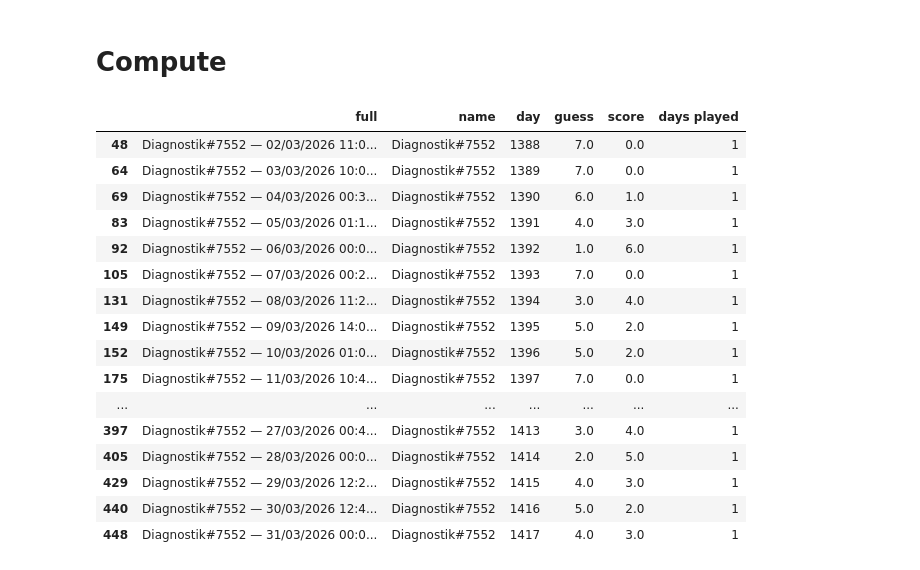
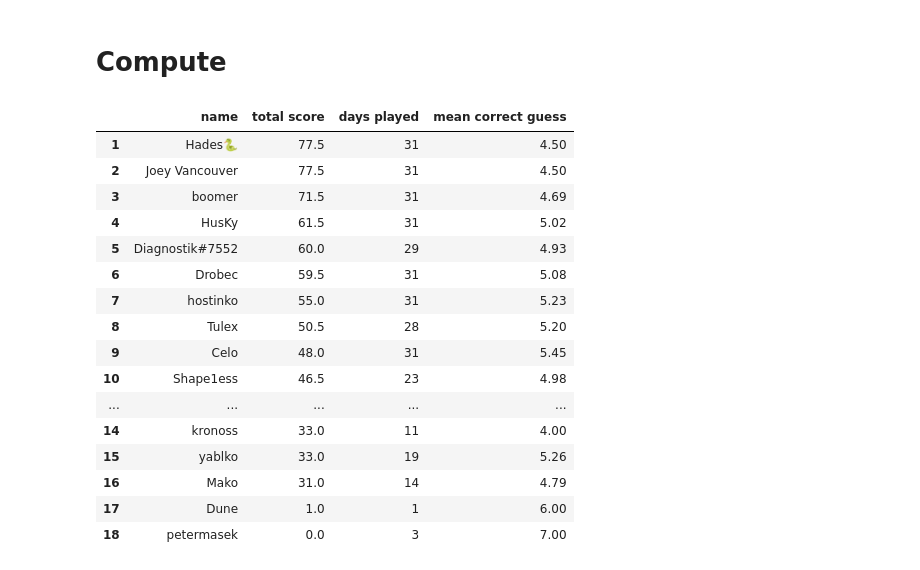
Before and after one commit to pavlikp/Arcade-Watch-Discord-Guess-the-Game-Awards, a Jupyter notebook: QuickGTG.ipynb, the cells around one changed output. Cells and saved outputs as stored; diff of their text form; code cells hidden in the pictures.

```diff
--- a/QuickGTG.ipynb
+++ b/QuickGTG.ipynb
@@ -62,48 +62,74 @@ fulltext = '\n'.join([f01])
 
 # specify beggining and end
 from_day = 1387
 to_day = 1417
 
 fulltext = fulltext.replace("\n\n —", " —") # fix for new Discord badges
 
 
 pasted = re.findall(r".* — [^#—]+#GuessTheGame #[0-9]*\n\n🎮(?:\s*[🟥🟨🟩⬜]){6}|#GuessTheGame #[0-9]*\n\n🎮(?:\s*[🟥🟨🟩⬜]){6}", fulltext)
 pasted_all = re.findall(r"#GuessTheGame #[0-9]*\n\n🎮(?:\s*[🟥🟨🟩⬜]){6}", fulltext)
 
 df = pd.DataFrame(pasted, columns=['full'])
-df['name'] = df['full'].apply(lambda x: x.split(" — ")[0].strip() if "—" in x else None)
+df['name'] = df['full'].apply(lambda x: x.split(" — ")[0].strip()  if "—" in x else None)
 
 df['day'] = df['full'].apply(lambda x: re.findall(r"#[0-9]+", x.split(" — ")[1].strip() if "—" in x else x)[0][1:])
 df['day'] = df['day'].astype(int)
 
 #df['guess'] = df['full'].apply(lambda x: re.findall("[🟥🟨🟩⬜]", x).index("🟩") if "🟩" in re.findall("[🟥🟨🟩⬜]", x) else np.nan)
 df['guess'] = df['full'].apply(lambda x: re.findall(r"[🟥🟨🟩⬜]", x).index("🟩") if "🟩" in re.findall(r"[🟥🟨🟩⬜]", x) else 5.5 if "🟨" in re.findall(r"[🟥🟨🟩⬜]", x) else np.nan)
 
 df['score'] = ((df['guess']) * -1) + 6
 df.loc[np.isnan(df['score']), 'score'] = 0
 
 df['days played'] = 1
 
 df['guess'] = df['guess'] + 1
 
 df.loc[np.isnan(df['guess']), 'guess'] = 7
 
 df = df.ffill()
+
+df = df[(df.day >= from_day) & (df.day <= to_day)]
+
+# TODO: assert there are no duplicates
+
+difficulty_index = df.groupby(['day']).agg({'score':'sum'}).sort_values(by='score')
+difficulty_index = difficulty_index.rename(columns={"score": "day_difficulty"})
+difficulty_index_copy = difficulty_index.copy()
+difficulty_index_copy.loc[difficulty_index_copy["day_difficulty"] == 0, "day_difficulty"] = 1.0
+
+df = df.join(difficulty_index_copy, on='day')
+
+df['AW hipster score'] = (df['score'] / df['day_difficulty'] * 100).astype(int)
+
+df = df.join(new_games_df, on='day')
+
+df['decade'] = df['release_year'].apply(lambda x: x // 10 * 10)
+
+df_final = df.groupby(['name']).agg({'score':'sum', 'days played':'sum', 'guess':'mean'}).sort_values(by=['score', 'name'], ascending=[False, True])
+df_final['guess'] = df_final['guess'].round(2)
+df_final = df_final.rename(columns={"guess": "mean correct guess", "score": "total score"})
+#df_final['median correct guess'] = df.groupby(['name']).agg({'guess':'median'}).astype(int)
+df_final["total score"] = df_final["total score"]
+df_final = df_final.reset_index()
+df_final.index += 1
+df_final
 # %% [output]
-|  | full | name | day | guess | score | days played |
-| 48 | Diagnostik#7552 — 02/03/2026 11:0... | Diagnostik#7552 | 1388 | 7.0 | 0.0 | 1 |
-| 64 | Diagnostik#7552 — 03/03/2026 10:0... | Diagnostik#7552 | 1389 | 7.0 | 0.0 | 1 |
-| 69 | Diagnostik#7552 — 04/03/2026 00:3... | Diagnostik#7552 | 1390 | 6.0 | 1.0 | 1 |
-| 83 | Diagnostik#7552 — 05/03/2026 01:1... | Diagnostik#7552 | 1391 | 4.0 | 3.0 | 1 |
-| 92 | Diagnostik#7552 — 06/03/2026 00:0... | Diagnostik#7552 | 1392 | 1.0 | 6.0 | 1 |
-| 105 | Diagnostik#7552 — 07/03/2026 00:2... | Diagnostik#7552 | 1393 | 7.0 | 0.0 | 1 |
-| 131 | Diagnostik#7552 — 08/03/2026 11:2... | Diagnostik#7552 | 1394 | 3.0 | 4.0 | 1 |
-| 149 | Diagnostik#7552 — 09/03/2026 14:0... | Diagnostik#7552 | 1395 | 5.0 | 2.0 | 1 |
-| 152 | Diagnostik#7552 — 10/03/2026 01:0... | Diagnostik#7552 | 1396 | 5.0 | 2.0 | 1 |
-| 175 | Diagnostik#7552 — 11/03/2026 10:4... | Diagnostik#7552 | 1397 | 7.0 | 0.0 | 1 |
-| ... | ... | ... | ... | ... | ... | ... |
-| 397 | Diagnostik#7552 — 27/03/2026 00:4... | Diagnostik#7552 | 1413 | 3.0 | 4.0 | 1 |
-| 405 | Diagnostik#7552 — 28/03/2026 00:0... | Diagnostik#7552 | 1414 | 2.0 | 5.0 | 1 |
-| 429 | Diagnostik#7552 — 29/03/2026 12:2... | Diagnostik#7552 | 1415 | 4.0 | 3.0 | 1 |
-| 440 | Diagnostik#7552 — 30/03/2026 12:4... | Diagnostik#7552 | 1416 | 5.0 | 2.0 | 1 |
-| 448 | Diagnostik#7552 — 31/03/2026 00:0... | Diagnostik#7552 | 1417 | 4.0 | 3.0 | 1 |
+|  | name | total score | days played | mean correct guess |
+| 1 | Hades🐍 | 77.5 | 31 | 4.50 |
+| 2 | Joey Vancouver | 77.5 | 31 | 4.50 |
+| 3 | boomer | 71.5 | 31 | 4.69 |
+| 4 | HusKy | 61.5 | 31 | 5.02 |
+| 5 | Diagnostik#7552 | 60.0 | 29 | 4.93 |
+| 6 | Drobec | 59.5 | 31 | 5.08 |
+| 7 | hostinko | 55.0 | 31 | 5.23 |
+| 8 | Tulex | 50.5 | 28 | 5.20 |
+| 9 | Celo | 48.0 | 31 | 5.45 |
+| 10 | Shape1ess | 46.5 | 23 | 4.98 |
+| ... | ... | ... | ... | ... |
+| 14 | kronoss | 33.0 | 11 | 4.00 |
+| 15 | yablko | 33.0 | 19 | 5.26 |
+| 16 | Mako | 31.0 | 14 | 4.79 |
+| 17 | Dune | 1.0 | 1 | 6.00 |
+| 18 | petermasek | 0.0 | 3 | 7.00 |
```
Also changed, not shown: parts of 11 cells of this notebook, 1 other file.
